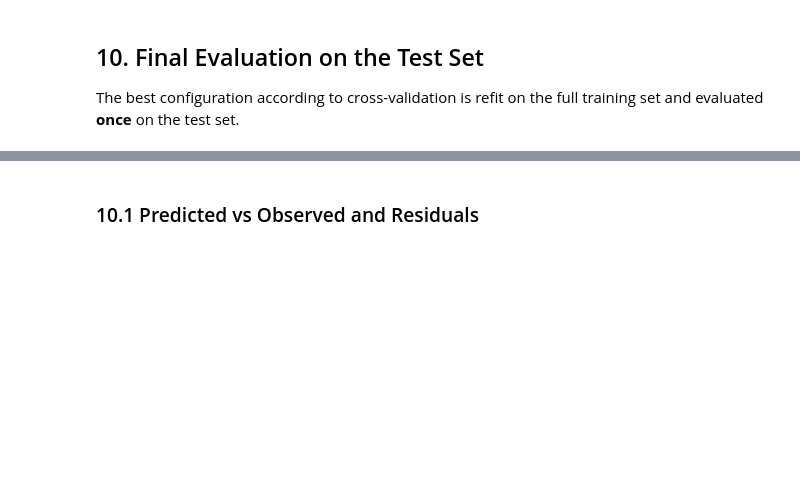
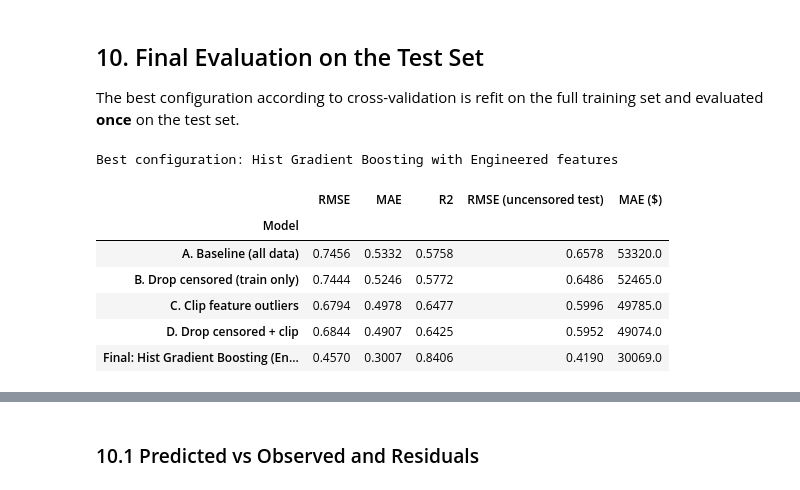
Before and after one commit to fridacarbajalordonez/py-housing-price-prediction, a Jupyter notebook: notebooks/housing_price_prediction_v2.ipynb, the cells around one changed output, grey strips where cells are left out. Saved outputs shown, nothing was run; the diff lists cells and outputs as text; code cells hidden in the pictures; blank space fills up the shorter version.

```diff
--- a/notebooks/housing_price_prediction_v2.ipynb
+++ b/notebooks/housing_price_prediction_v2.ipynb
@@ -455,8 +455,7 @@ def make_models():
     return {
         "Linear Regression": make_pipeline(QuantileClipper(CLIP_COLS), StandardScaler(), LinearRegression()),
         "Ridge": make_pipeline(QuantileClipper(CLIP_COLS), StandardScaler(), Ridge(alpha=1.0)),
-        "Random Forest": RandomForestRegressor(n_estimators=150, min_samples_leaf=2,
-                                               n_jobs=-1, random_state=SEED),
+        "Random Forest": RandomForestRegressor(n_estimators=150, min_samples_leaf=2,                                          n_jobs=-1, random_state=SEED),
         "Hist Gradient Boosting": HistGradientBoostingRegressor(random_state=SEED),
     }
 
@@ -481,6 +480,8 @@ for fs_name, (Xtr, _) in feature_sets.items():
             "CV R2 (mean)": cv["test_r2"].mean(),
         })
 
+
+
 cv_df = pd.DataFrame(cv_rows).sort_values("CV RMSE (mean)").reset_index(drop=True)
 cv_df.round(4)
 # %% [output]
@@ -508,11 +511,24 @@ The best configuration according to cross-validation is refit on the full traini
 # %%
 best = cv_df.iloc[0]
 print(f"Best configuration: {best['Model']} with {best['Features']} features")
 
 Xtr_best, Xte_best = feature_sets[best["Features"]]
-best_model, pred_best = evaluate(f"Final: {best['Model']} ({best['Features']})",
-                                 make_models()[best["Model"]], Xtr_best, y_train, Xte_best)
+best_model, pred_best = evaluate(
+    f"Final: {best['Model']} ({best['Features']})",
+    make_models()[best["Model"]],
+    Xtr_best,
+    y_train,
+    Xte_best)
 
 res = pd.DataFrame(results).set_index("Model")
 res["MAE ($)"] = (res["MAE"] * 100_000).round(0)
 res.round(4)
+# %% [output]
+Best configuration: Hist Gradient Boosting with Engineered features
+|  | RMSE | MAE | R2 | RMSE (uncensored test) | MAE ($) |
+| Model |  |  |  |  |  |
+| A. Baseline (all data) | 0.7456 | 0.5332 | 0.5758 | 0.6578 | 53320.0 |
+| B. Drop censored (train only) | 0.7444 | 0.5246 | 0.5772 | 0.6486 | 52465.0 |
+| C. Clip feature outliers | 0.6794 | 0.4978 | 0.6477 | 0.5996 | 49785.0 |
+| D. Drop censored + clip | 0.6844 | 0.4907 | 0.6425 | 0.5952 | 49074.0 |
+| Final: Hist Gradient Boosting (En... | 0.4570 | 0.3007 | 0.8406 | 0.4190 | 30069.0 |
```
Also changed, not shown: parts of 6 cells of this notebook.
